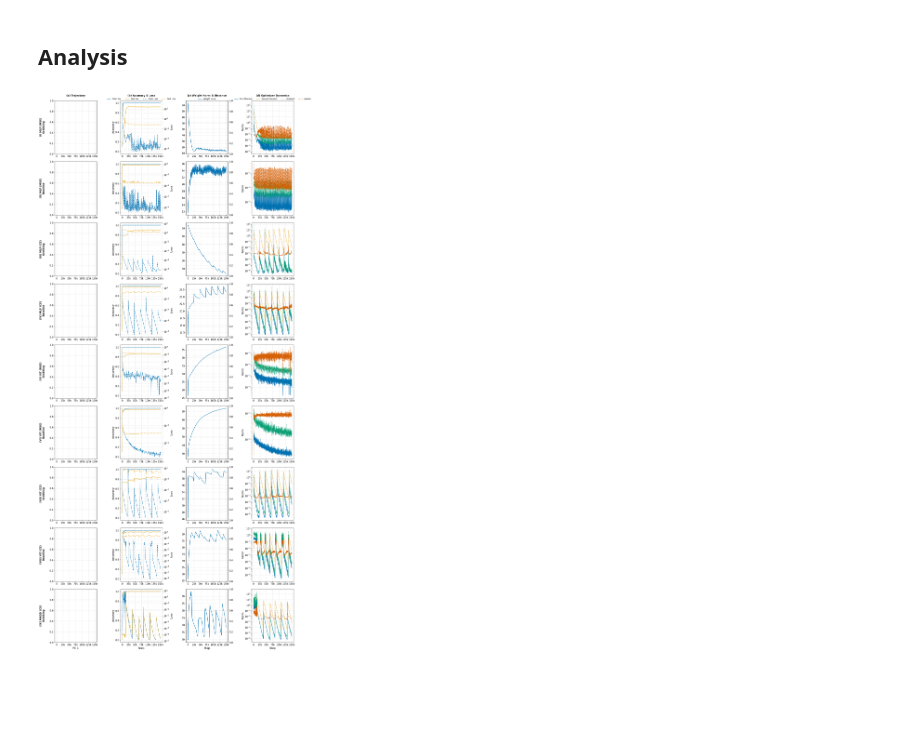
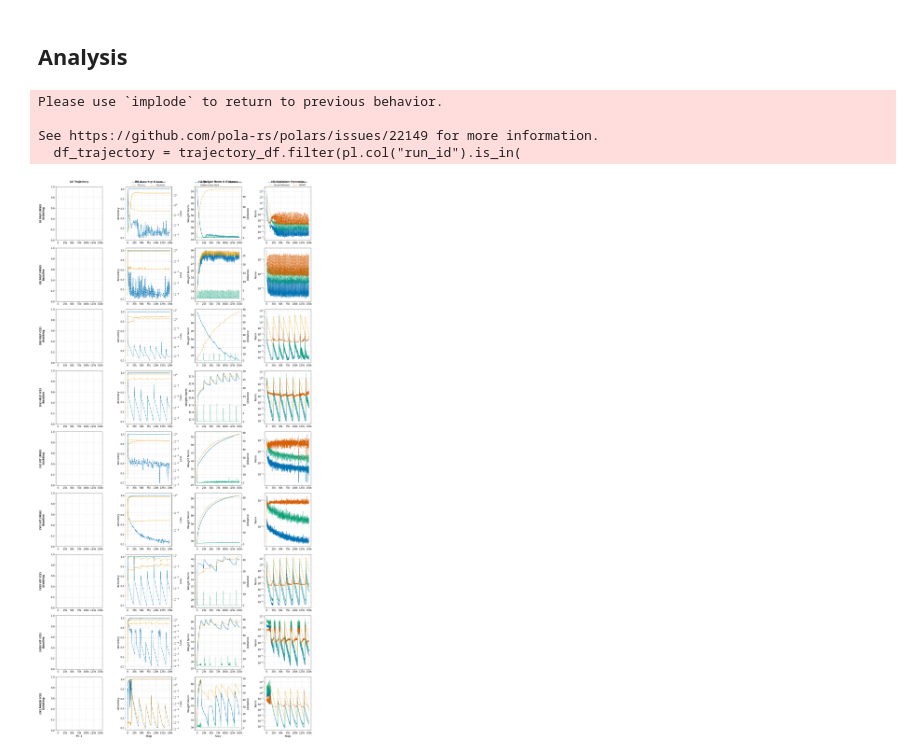
Before and after one commit to Ronho/privacy-and-grokking, a Jupyter notebook: visualizations/images/plot_detailed.ipynb, the cells around one changed output. Cells and saved outputs as stored; diff of their text form; code cells hidden in the pictures; blank space fills up the shorter version.

```diff
--- a/visualizations/images/plot_detailed.ipynb
+++ b/visualizations/images/plot_detailed.ipynb
@@ -140,4 +190,6 @@ shape: (1_500,)
 # %% [markdown]
 ## Analysis
+# %%
+trajectory_df = pl.read_parquet("../../cache/detailed-v1_trajectory.parquet")
 # %%
 PLOTS = get_plots_dir()
@@ -171,6 +225,9 @@ for row in range(N_ROWS):
         ])
         .sort(["step"])
     )
+    df_trajectory = trajectory_df.filter(pl.col("run_id").is_in(
+        metrics_df.filter(pl.col("title") == title)["run_id"].unique()
+    ))
 
     if df.is_empty():
         for a in ax:
@@ -228,7 +285,7 @@ for row in range(N_ROWS):
         ax[1].set_title("(b) Accuracy & Loss", fontsize=13, fontweight="bold", pad=22)
         h1, l1 = ax[1].get_legend_handles_labels()
         h2, l2 = twin_b.get_legend_handles_labels()
-        ax[1].legend(h1 + h2, l1 + l2, loc="lower center", bbox_to_anchor=(0.5, 0.98), ncol=len(l1) + len(l2), frameon=False, fontsize=10)
+        ax[1].legend(h1 + h2, l1 + l2, loc="lower center", bbox_to_anchor=(0.5, 0.98), ncol=math.ceil(len(l1 + l2) / 2), frameon=False, fontsize=10)
 
 
     # (c) Weight Norm & Distance
@@ -237,33 +294,41 @@ for row in range(N_ROWS):
     # plot_region(ax[2], df, "eval/nc/nc2_maximal_angle_equiangularity_weights", "Max. Angle", color=COLORS[2])
     # ax[2].set_ylabel("NC2 Weights")
     d = df[["step", "eval/weight_norm/total_mean"]].drop_nulls()
     ax[2].plot(d["step"], d["eval/weight_norm/total_mean"], label="Weight Norm", color=COLORS[0], linestyle=LINES[0])
+    ax[2].set_ylabel("Weight Norm")
 
     twin_c = ax[2].twinx()
+    twin_c.plot(df_trajectory["step"], df_trajectory["distance_from_start"], label="Distance from Start", color=COLORS[1], linestyle=LINES[1])
+    twin_c.plot(df_trajectory["step"], df_trajectory["distance_from_last"], label="Step Distance", color=COLORS[2], linestyle=LINES[2])
+    twin_c.set_ylabel("Distance")
     if row == 0:
         ax[2].set_title("(c) Weight Norm & Distance", fontsize=13, fontweight="bold", pad=22)
         h1, l1 = ax[2].get_legend_handles_labels()
         h2, l2 = twin_c.get_legend_handles_labels()
-        ax[2].legend(h1 + h2, l1 + l2, loc="lower center", bbox_to_anchor=(0.5, 0.98), ncol=len(l1) + len(l2), frameon=False, fontsize=10)
+        ax[2].legend(h1 + h2, l1 + l2, loc="lower center", bbox_to_anchor=(0.5, 0.98), ncol=math.ceil(len(l1 + l2) / 2), frameon=False, fontsize=10)
     # # ax[2].legend()
 
     # (d) Optimizer Dynamics
     ax[3].set_ylabel("Norm")
     d = df[["step", "optim/global_mt_norm_mean"]].drop_nulls()
     ax[3].plot(d["step"], d["optim/global_mt_norm_mean"], label="First Moment", color=COLORS[0], linestyle=LINES[0])
     d = df[["step", "optim/global_sqrt_vt_norm_mean"]].drop_nulls()
     ax[3].plot(d["step"], d["optim/global_sqrt_vt_norm_mean"], label="Second Moment", color=COLORS[1], linestyle=LINES[1])
     d = df[["step", "optim/global_grad_norm_mean"]].drop_nulls()
     ax[3].plot(d["step"], d["optim/global_grad_norm_mean"], label="Gradient", color=COLORS[2], linestyle=LINES[2])
     d = df[["step", "optim/global_update_norm_mean"]].drop_nulls()
     ax[3].plot(d["step"], d["optim/global_update_norm_mean"], label="Update", color=COLORS[3], linestyle=LINES[3])
     ax[3].set_yscale("log")
     if row == 0:
         ax[3].set_title("(d) Optimizer Dynamics", fontsize=13, fontweight="bold", pad=22)
         h1, l1 = ax[3].get_legend_handles_labels()
-        ax[3].legend(h1, l1, loc="lower center", bbox_to_anchor=(0.5, 0.98), ncol=len(l1), frameon=False, fontsize=10)
+        ax[3].legend(h1, l1, loc="lower center", bbox_to_anchor=(0.5, 0.98), ncol=math.ceil(len(l1) / 2), frameon=False, fontsize=10)
 
 plt.tight_layout()
 fig.savefig(PLOTS / f"detailed_{str(date.today())}.pdf", format="pdf", bbox_inches="tight")
 # %% [output]
+Please use `implode` to return to previous behavior.
+
+See https://github.com/pola-rs/polars/issues/22149 for more information.
+  df_trajectory = trajectory_df.filter(pl.col("run_id").is_in(
-[figure, old version]
+[figure, new version]
```
Also changed, not shown: parts of 12 cells of this notebook.
